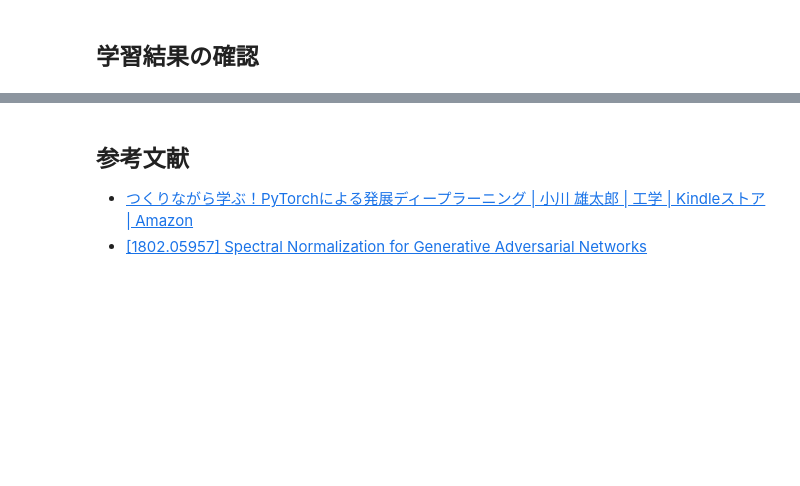
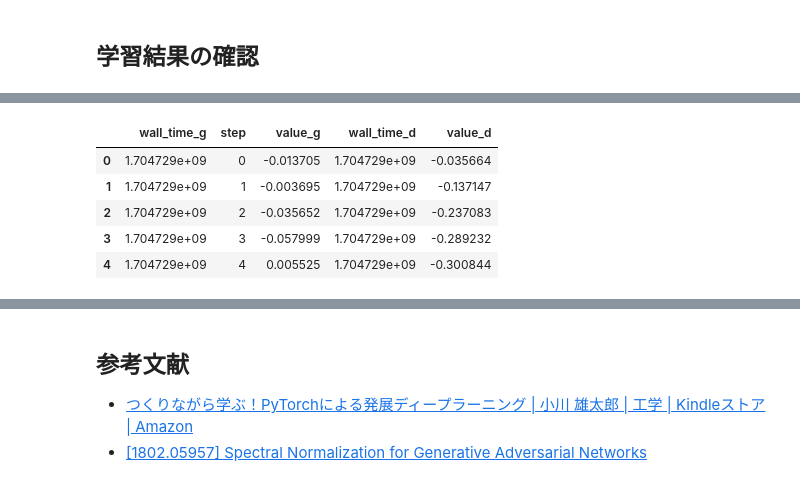
Before and after one commit to ReiRev/advenced-deep-learning-with-pytorch, a Jupyter notebook: 5-gan-image-generation/sagan.ipynb, the cells around one changed output, grey strips where cells are left out. Saved outputs shown, nothing was run; the diff lists cells and outputs as text; code cells hidden in the pictures; blank space fills up the shorter version.

```diff
--- a/5-gan-image-generation/sagan.ipynb
+++ b/5-gan-image-generation/sagan.ipynb
@@ -646,0 +855,10 @@ for epoch in range(num_epochs):
+# %%
+loss = pd.merge(generator_loss, discriminator_loss, on="step", suffixes=("_g", "_d"))
+loss.head()
+# %% [output]
+|  | wall_time_g | step | value_g | wall_time_d | value_d |
+| 0 | 1.704729e+09 | 0 | -0.013705 | 1.704729e+09 | -0.035664 |
+| 1 | 1.704729e+09 | 1 | -0.003695 | 1.704729e+09 | -0.137147 |
+| 2 | 1.704729e+09 | 2 | -0.035652 | 1.704729e+09 | -0.237083 |
+| 3 | 1.704729e+09 | 3 | -0.057999 | 1.704729e+09 | -0.289232 |
+| 4 | 1.704729e+09 | 4 | 0.005525 | 1.704729e+09 | -0.300844 |
```
Also changed, not shown: parts of 26 cells of this notebook.
